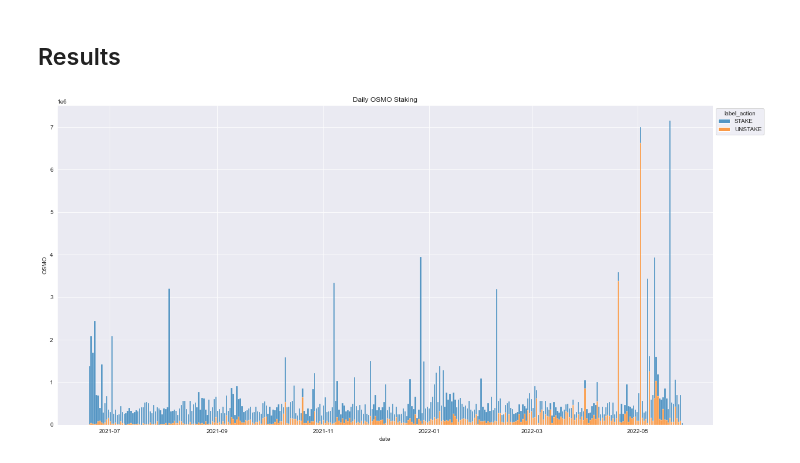
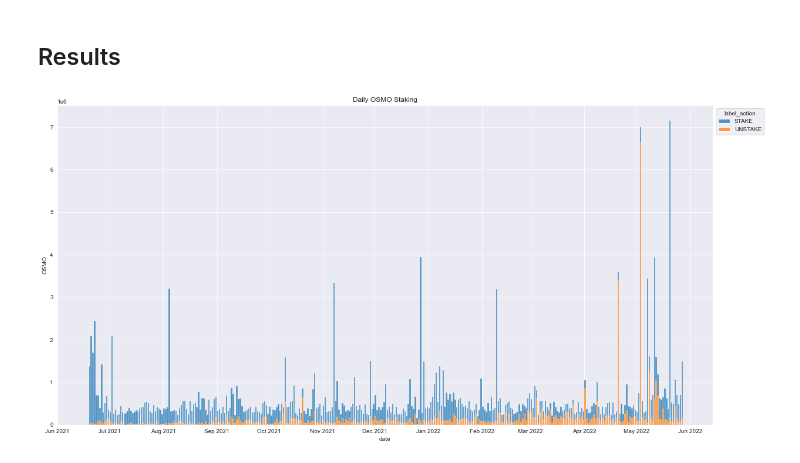
Before and after one commit to MeiLiing/flipside_bounties, a Jupyter notebook: osmosis_bounties/osmosis.ipynb, the cells around one changed output. Cells and saved outputs as stored; diff of their text form; code cells hidden in the pictures.

```diff
--- a/osmosis_bounties/osmosis.ipynb
+++ b/osmosis_bounties/osmosis.ipynb
@@ -192,10 +193,13 @@ sns.set_style('darkgrid')
 # %%
 plt.figure(figsize=(20,10))
 ax = sns.histplot(df_flip, x='date', hue='label_action', weights='osmo',
              multiple='stack', shrink=0.8, bins=344)
 ax.set_ylabel('OSMO')
+ax.xaxis.set_major_locator(mdates.MonthLocator(interval=1))
+ax.xaxis.set_major_formatter(mdates.DateFormatter("%b %Y"))
 plt.title('Daily OSMO Staking', loc='center')
+
 legend = ax.get_legend()
 legend.set_bbox_to_anchor((1, 1))
 # %% [output]
-[figure, old version]
+[figure, new version]
```
Also changed, not shown: parts of 18 cells of this notebook.
